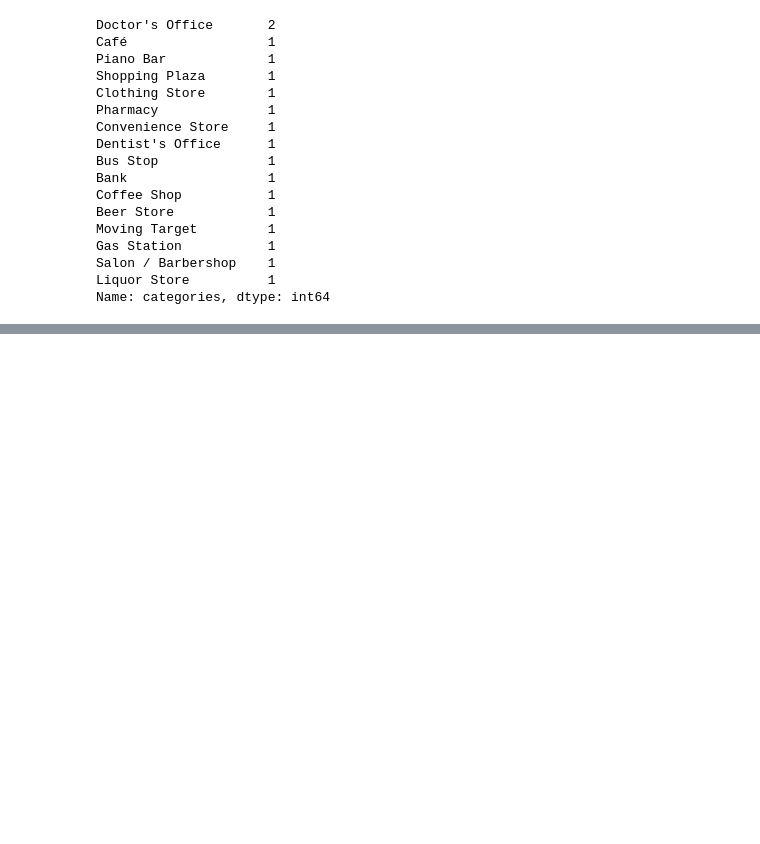
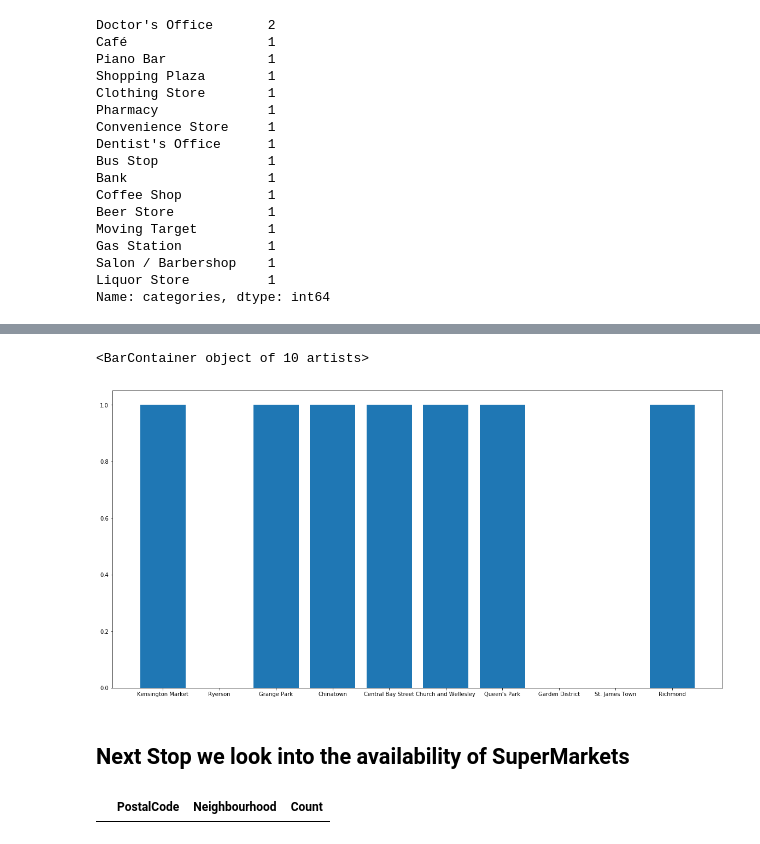
Before and after one commit to devZaidBaig/Coursera_Capstone, a Jupyter notebook: CourseraCapstone.ipynb, the cells around one changed output, grey strips where cells are left out. Cells and saved outputs as stored; diff of their text form; code cells hidden in the pictures; blank space fills up the shorter version.

```diff
--- a/CourseraCapstone.ipynb
+++ b/CourseraCapstone.ipynb
@@ -331,0 +533,3 @@ Name: categories, dtype: int64
+# %%
+shopdf = pd.DataFrame(columns=['PostalCode','Neighbourhood','Count'])
+shopdf
@@ -331,0 +614,13 @@ Name: categories, dtype: int64
+# %%
+plt.figure(figsize=(20,10))
+plt.bar(shopdf['Neighbourhood'],shopdf['Count'])
+# %% [output]
+<BarContainer object of 10 artists>
+[figure, added]
+# %% [markdown]
+## Next Stop we look into the availability of SuperMarkets
+# %%
+shopdf = pd.DataFrame(columns=['PostalCode','Neighbourhood','Count'])
+shopdf
+# %% [output]
+|  | PostalCode | Neighbourhood | Count |
```
Also changed, not shown: parts of 27 cells of this notebook.
